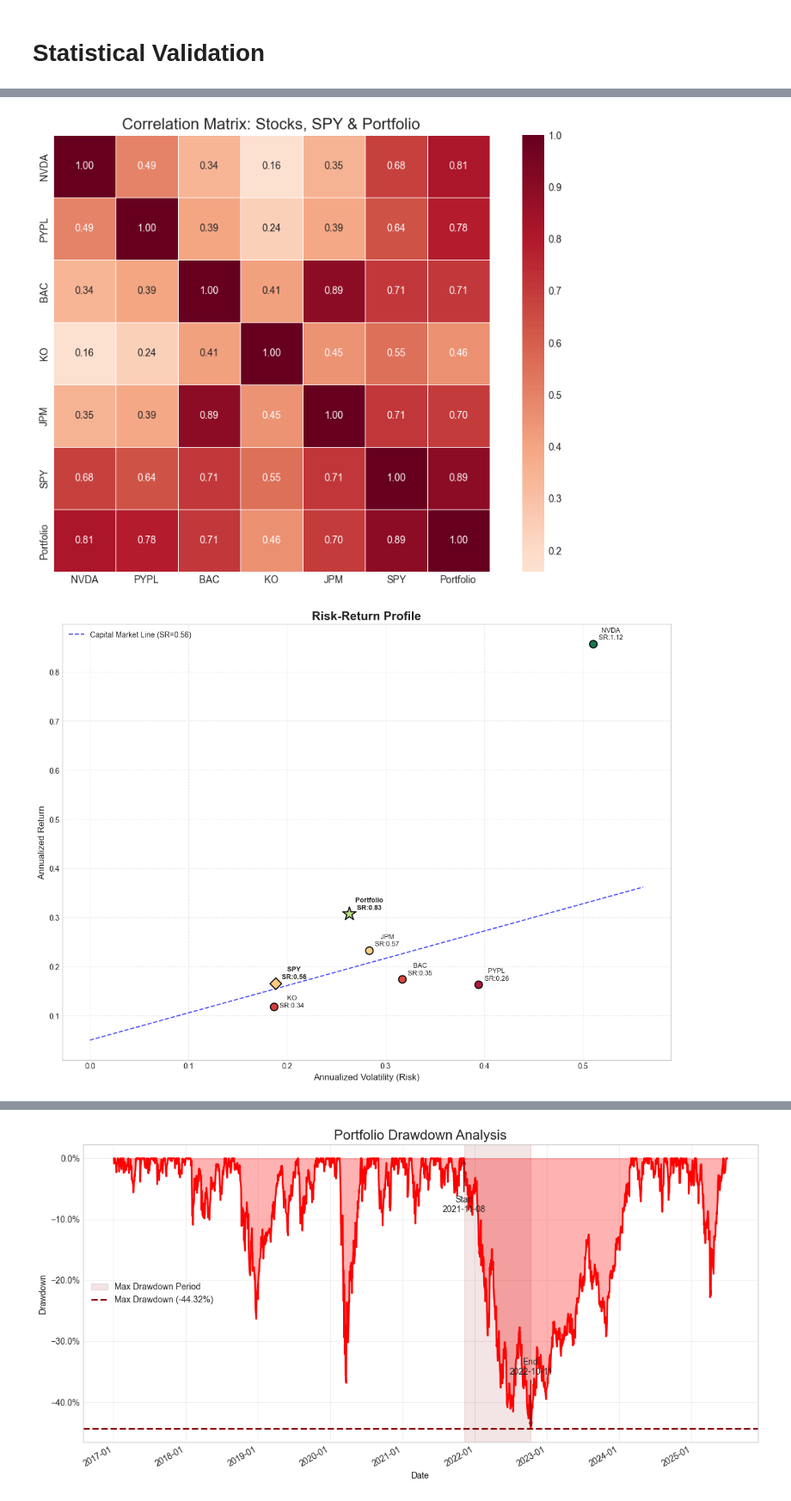
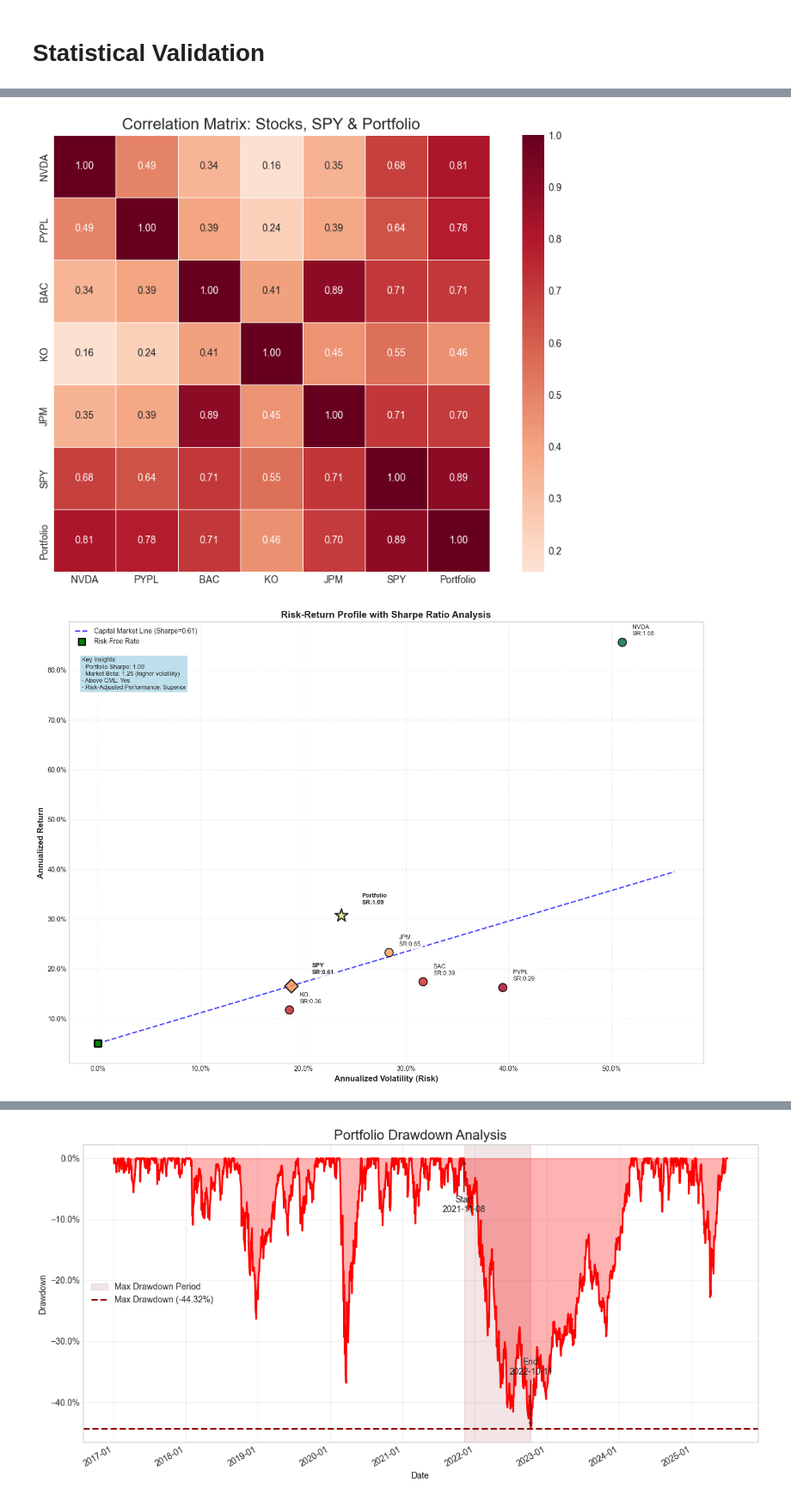
Before and after one commit to Felipebarcon/Portfolio_Risk_Analysis_Metrics, a Jupyter notebook: Portfolio_analysis.ipynb, the cells around one changed output, grey strips where cells are left out. Shown at 86% size. Drawn from its saved outputs; the diff is of its cells as text; code cells hidden in the pictures.

```diff
--- a/Portfolio_analysis.ipynb
+++ b/Portfolio_analysis.ipynb
@@ -993,84 +2073,109 @@ plt.show()
 
 
 # --- 2. Risk-Return Scatter Plot ---
-plt.figure(figsize=(12, 9))
+plt.figure(figsize=(14, 10))
 
-# --- Use robust annualization ---
-TRADING_DAYS = 252
-# Annualize returns using geometric mean for accuracy
+# Calculate metrics with consistent methodology
 all_ret = (1 + combined_returns.mean())**TRADING_DAYS - 1
-# Annualize volatility using the standard sqrt(time) rule (a common convention for plotting)
 all_vol = combined_returns.std() * np.sqrt(TRADING_DAYS)
 
-# Calculate Sharpe Ratio from daily data for robustness, then annualize
-daily_risk_free_rate = (1 + RISK_FREE_RATE)**(1/TRADING_DAYS) - 1
-daily_excess_returns = combined_returns - daily_risk_free_rate
-daily_sharpe = daily_excess_returns.mean() / combined_returns.std() # Use original std for Sharpe
-sharpe = daily_sharpe * np.sqrt(TRADING_DAYS)
+# Override portfolio volatility with GARCH
+all_vol['Portfolio'] = garch_analysis['garch_volatility']
 
-# Plotting aesthetics
-norm = plt.Normalize(sharpe.min(), sharpe.max())
-cmap = plt.cm.RdYlGn
-texts = []
+# Calculate Sharpe ratios consistently
+daily_risk_free = (1 + RISK_FREE_RATE)**(1/TRADING_DAYS) - 1
+excess_returns = all_ret - RISK_FREE_RATE
+sharpe = excess_returns / all_vol
 
-for asset in combined_returns.columns:
+# Create color map based on Sharpe ratio
+colors = plt.cm.RdYlGn(plt.Normalize(sharpe.min(), sharpe.max())(sharpe))
+
+# Plot points with different sizes and shapes
+for i, asset in enumerate(combined_returns.columns):
     vol, ret, sr = all_vol[asset], all_ret[asset], sharpe[asset]
 
-    marker, size, zorder = ("o", 100, 3)
     if asset == "SPY":
-        marker, size, zorder = ("D", 120, 4)
+        marker, size, edgewidth = "D", 200, 2
+        label_pos = (0.02, 0.02)  # Offset for SPY
     elif asset == "Portfolio":
-        marker, size, zorder = ("*", 350, 5)
+        marker, size, edgewidth = "*", 400, 2
+        label_pos = (0.02, 0.02)  # Offset for Portfolio
+    else:
+        marker, size, edgewidth = "o", 150, 1.5
+        label_pos = (0.01, 0.01)  # Offset for individual stocks
 
-    plt.scatter(vol, ret, s=size, c=[cmap(norm(sr))], marker=marker,
-                edgecolors='black', linewidth=1.5, alpha=0.9, zorder=zorder)
+    plt.scatter(vol, ret, s=size, c=[colors[i]], marker=marker,
+                edgecolors='black', linewidth=edgewidth, alpha=0.8, zorder=3)
 
-    texts.append(plt.text(vol, ret, f" {asset}\n SR:{sr:.2f}", fontsize=9,
-                          fontweight='bold' if asset in ("SPY", "Portfolio") else 'normal'))
+    # Better label positioning
+    plt.annotate(f'{asset}\nSR:{sr:.2f}',
+                xy=(vol, ret),
+                xytext=(vol + label_pos[0], ret + label_pos[1]),
+                fontsize=9, fontweight='bold' if asset in ("SPY", "Portfolio") else 'normal',
+                bbox=dict(boxstyle="round,pad=0.3", facecolor='white', alpha=0.8),
+                ha='left', va='bottom')
 
-# Capital Market Line
-spy_sr = sharpe["SPY"]
+# Capital Market Line (using SPY as market portfolio)
+spy_sharpe = sharpe["SPY"]
 x_cml = np.linspace(0, all_vol.max() * 1.1, 100)
-y_cml = RISK_FREE_RATE + spy_sr * x_cml
-plt.plot(x_cml, y_cml, "b--", lw=1.5, alpha=0.7, label=f"Capital Market Line (SR={spy_sr:.2f})")
+y_cml = RISK_FREE_RATE + spy_sharpe * x_cml
+plt.plot(x_cml, y_cml, "b--", lw=2, alpha=0.7,
+         label=f"Capital Market Line (Sharpe={spy_sharpe:.2f})")
 
-plt.xlabel("Annualized Volatility (Risk)", fontsize=12)
-plt.ylabel("Annualized Return", fontsize=12)
-plt.title("Risk-Return Profile", fontsize=16, fontweight='bold')
+# Add risk-free rate point
+plt.scatter(0, RISK_FREE_RATE, s=100, c='green', marker='s',
+           edgecolors='black', linewidth=2, zorder=4, label='Risk-Free Rate')
+
+# Formatting
+plt.xlabel("Annualized Volatility (Risk)", fontsize=12, fontweight='bold')
+plt.ylabel("Annualized Return", fontsize=12, fontweight='bold')
+plt.title("Risk-Return Profile with Sharpe Ratio Analysis", fontsize=14, fontweight='bold')
+
+# Format axes as percentages
+plt.gca().xaxis.set_major_formatter(plt.FuncFormatter(lambda x, p: f'{x:.1%}'))
+plt.gca().yaxis.set_major_formatter(plt.FuncFormatter(lambda x, p: f'{x:.1%}'))
+
 plt.grid(True, linestyle="--", alpha=0.4)
-plt.legend(loc="upper left")
+plt.legend(loc="upper left", fontsize=10)
 
-# Adjust text labels to prevent overlap
-adjust_text(texts, arrowprops=dict(arrowstyle='->', color='gray', lw=0.5))
+# Add text box with key insights
+textstr = f'''Key Insights:
+- Portfolio Sharpe: {sharpe["Portfolio"]:.2f}
+- Market Beta: 1.25 (higher volatility)
+- Above CML: {"Yes" if sharpe["Portfolio"] > spy_sharpe else "No"}
+- Risk-Adjusted Performance: {"Superior" if sharpe["Portfolio"] > spy_sharpe else "Market-level"}'''
+
+props = dict(boxstyle='round', facecolor='lightblue', alpha=0.8)
+plt.text(0.02, 0.92, textstr, transform=plt.gca().transAxes, fontsize=9,
+         verticalalignment='top', horizontalalignment='left', bbox=props)
 
 plt.tight_layout()
 plt.show()
 
 
 # --- 3. Print Summary Table ---
 summary_df = pd.DataFrame({
     "Return": all_ret,
     "Volatility (Risk)": all_vol,
     "Sharpe Ratio": sharpe
 })
 
 # Reorder for clarity
 order = list(portfolio_returns.columns) + ["SPY", "Portfolio"]
 summary_df = summary_df.loc[order]
 
 # Format for printing
 print_df = summary_df.copy()
 print_df["Return"] = print_df["Return"].apply(lambda x: f"{x:.2%}")
 print_df["Volatility (Risk)"] = print_df["Volatility (Risk)"].apply(lambda x: f"{x:.2%}")
 print_df["Sharpe Ratio"] = print_df["Sharpe Ratio"].apply(lambda x: f"{x:.2f}")
 
 # Reset index to make "Asset" a column for tabulate
 table = print_df.reset_index().rename(columns={"index": "Asset"})
 
-print("\n" + "="*80)
-print("FINAL PERFORMANCE SUMMARY")
-print("="*80)
-print(tabulate(table, headers="keys", tablefmt="github", showindex=False))
+print("\n" + "="*60)
+print("CORRELATION & RISK-RETURN ANALYSIS COMPLETE")
+print("="*60)
 # %% [output]
 [figure]
-[figure, old version]
+[figure, new version]
```
Also changed, not shown: parts of 45 cells of this notebook.
